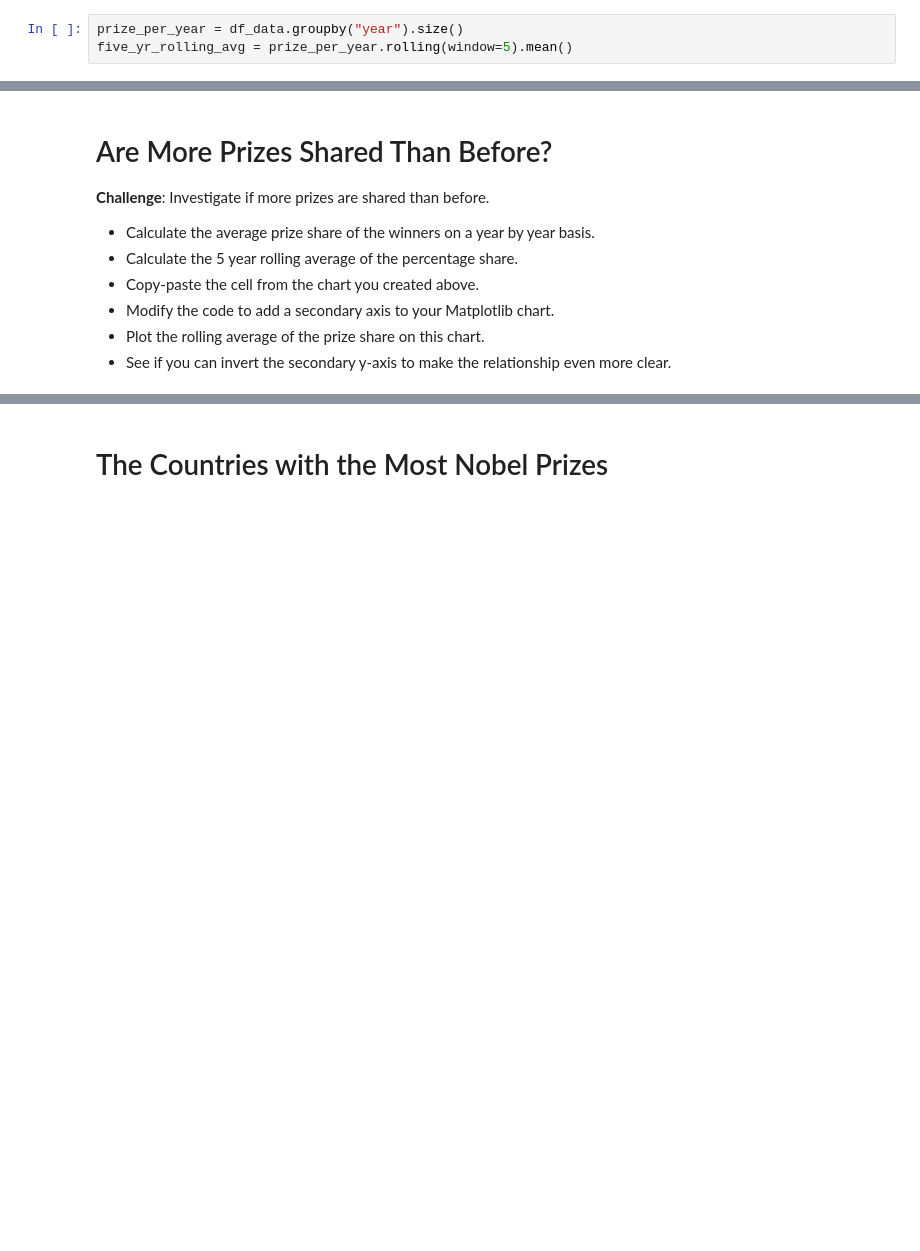
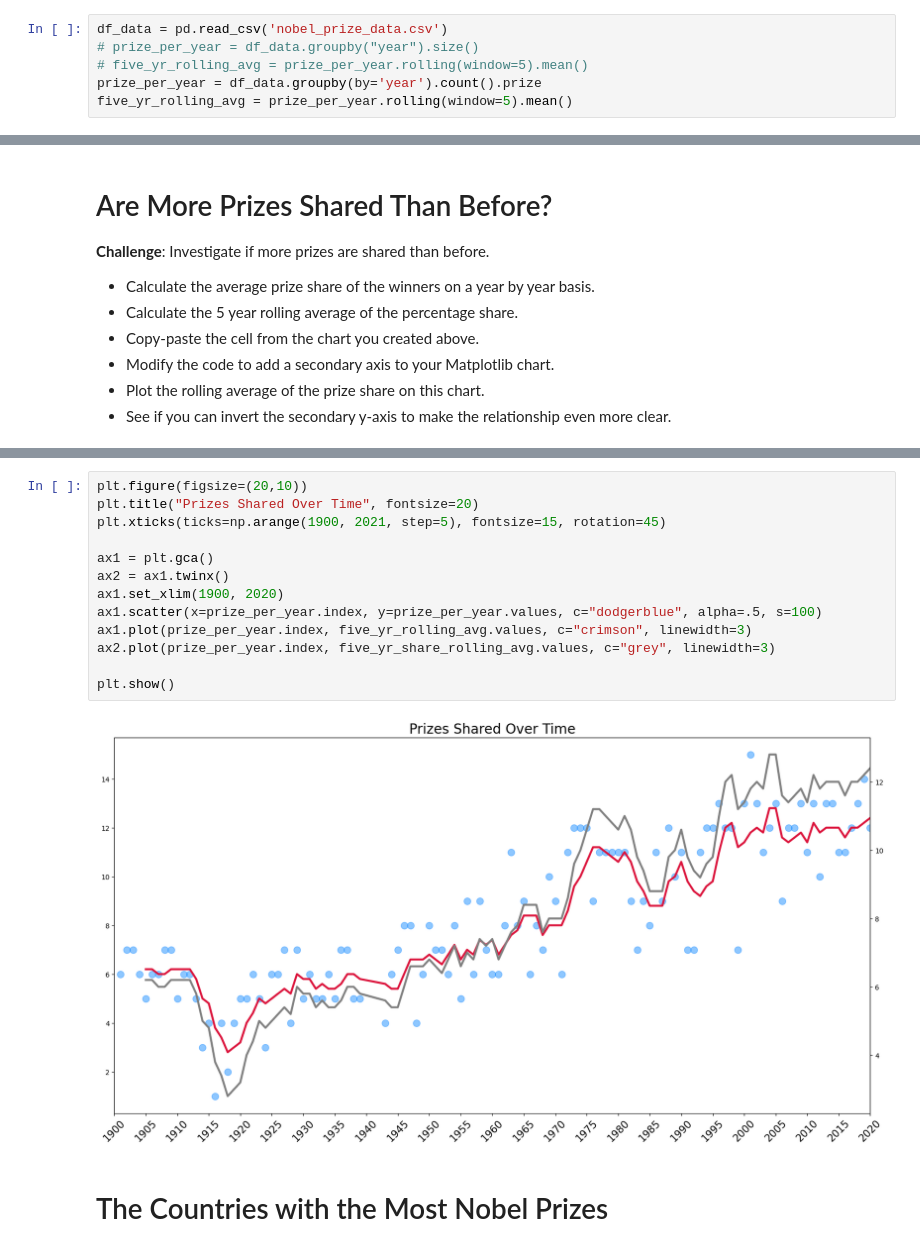
Before and after one commit to 4Scored/hundred_days_of_code, a Jupyter notebook: Advanced/d79_nobel_analysis/Nobel_Prize_Analysis_(start).ipynb, the cells around one changed output, grey strips where cells are left out. Cells and saved outputs as stored; diff of their text form; blank space fills up the shorter version.

Commit message:
implement d79_nobel_analysis

```diff
--- a/Advanced/d79_nobel_analysis/Nobel_Prize_Analysis_(start).ipynb
+++ b/Advanced/d79_nobel_analysis/Nobel_Prize_Analysis_(start).ipynb
@@ -289,7 +289,10 @@ bar_chart.show()
 * Looking at the chart, did the first and second world wars have an impact on the number of prizes being given out?
 * What could be the reason for the trend in the chart?
 # %%
-prize_per_year = df_data.groupby("year").size()
+df_data = pd.read_csv('nobel_prize_data.csv')
+# prize_per_year = df_data.groupby("year").size()
+# five_yr_rolling_avg = prize_per_year.rolling(window=5).mean()
+prize_per_year = df_data.groupby(by='year').count().prize
 five_yr_rolling_avg = prize_per_year.rolling(window=5).mean()
 # %%
 plt.figure(figsize=(20,10))
@@ -318,3 +333,18 @@ plt.show()
+# %%
+plt.figure(figsize=(20,10))
+plt.title("Prizes Shared Over Time", fontsize=20)
+plt.xticks(ticks=np.arange(1900, 2021, step=5), fontsize=15, rotation=45)
+
+ax1 = plt.gca()
+ax2 = ax1.twinx()
+ax1.set_xlim(1900, 2020)
+ax1.scatter(x=prize_per_year.index, y=prize_per_year.values, c="dodgerblue", alpha=.5, s=100)
+ax1.plot(prize_per_year.index, five_yr_rolling_avg.values, c="crimson", linewidth=3)
+ax2.plot(prize_per_year.index, five_yr_share_rolling_avg.values, c="grey", linewidth=3)
+
+plt.show()
+# %% [output]
+[figure, added]
 # %% [markdown]
 # The Countries with the Most Nobel Prizes
 # %% [markdown]
```
Also changed, not shown: parts of 22 cells of this notebook.
